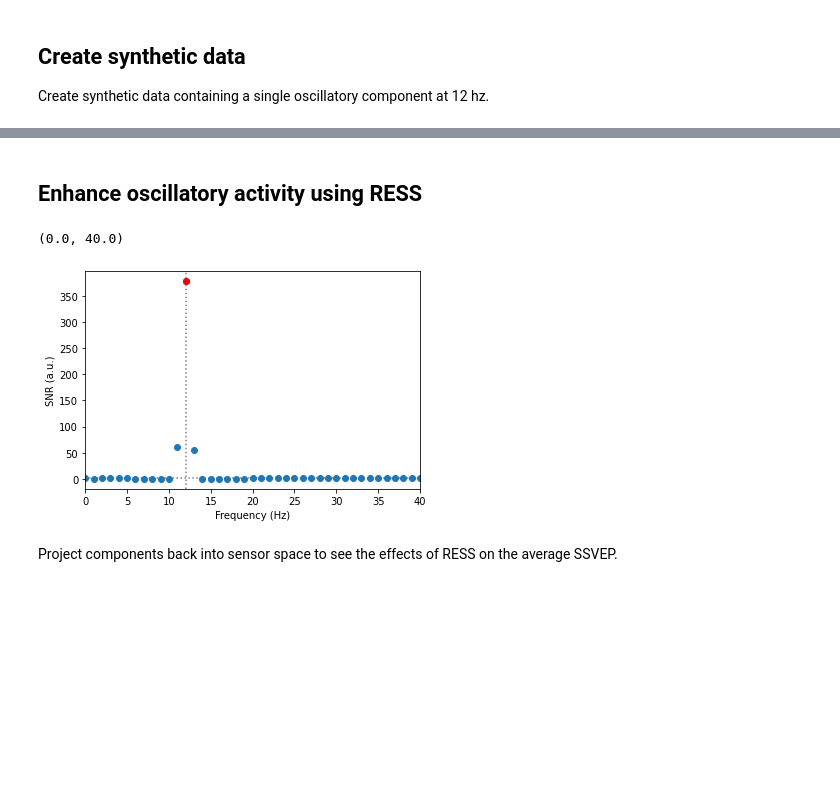
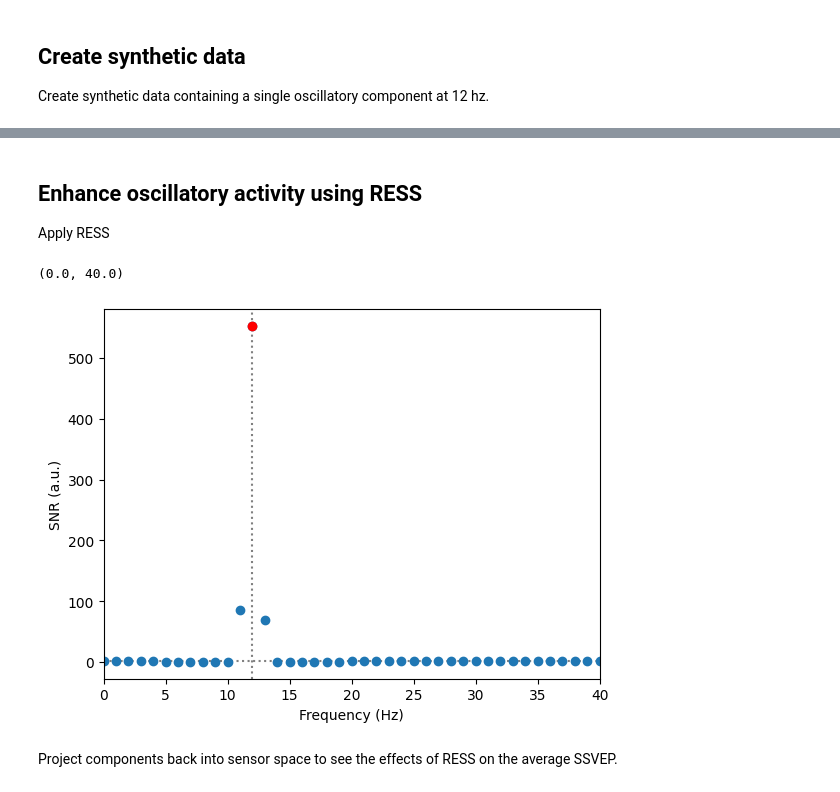
Before and after one commit to nbara/python-meegkit, a Jupyter notebook: examples/example_ress.ipynb, the cells around one changed output, grey strips where cells are left out. Drawn from its saved outputs; the diff is of its cells as text; code cells hidden in the pictures; blank space fills up the shorter version.

```diff
--- a/examples/example_ress.ipynb
+++ b/examples/example_ress.ipynb
@@ -13,12 +13,13 @@ Uses `meegkit.RESS()`.
 import matplotlib.pyplot as plt
 import numpy as np
 import scipy.signal as ss
+
 from meegkit import ress
-from meegkit.utils import fold, matmul3d, rms, snr_spectrum, unfold, gaussfilt
+from meegkit.utils import fold, matmul3d, snr_spectrum, unfold
 
 # import config
 
-np.random.seed(1)
+rng = np.random.default_rng(9)
 # %% [markdown]
 ## Create synthetic data
 Create synthetic data containing a single oscillatory component at 12 hz.
@@ -66,29 +66,29 @@ ax[2].legend()
 # %% [markdown]
 ## Enhance oscillatory activity using RESS
+Apply RESS
 # %%
-# Apply RESS
 r = ress.RESS(sfreq=sfreq, peak_freq=target, compute_unmixing=True)
 out = r.fit_transform(data)
 
 # Compute PSD
 nfft = 250
 df = sfreq / nfft  # frequency resolution
 bins, psd = ss.welch(np.squeeze(out), sfreq, window="hamming", nperseg=nfft,
-                     noverlap=125, axis=1)
-psd = psd.mean(axis=0, keepdims=True).T  # average over trials
+                     noverlap=125, axis=0)
+psd = psd.mean(axis=1, keepdims=True)  # average over trials
 snr = snr_spectrum(psd, bins, skipbins=2, n_avg=2)
 
 f, ax = plt.subplots(1)
-ax.plot(bins, snr, 'o', label='SNR')
-ax.plot(bins[bins == target], snr[bins == target], 'ro', label='Target SNR')
-ax.axhline(1, ls=':', c='grey', zorder=0)
-ax.axvline(target, ls=':', c='grey', zorder=0)
-ax.set_ylabel('SNR (a.u.)')
-ax.set_xlabel('Frequency (Hz)')
+ax.plot(bins, snr, "o", label="SNR")
+ax.plot(bins[bins == target], snr[bins == target], "ro", label="Target SNR")
+ax.axhline(1, ls=":", c="grey", zorder=0)
+ax.axvline(target, ls=":", c="grey", zorder=0)
+ax.set_ylabel("SNR (a.u.)")
+ax.set_xlabel("Frequency (Hz)")
 ax.set_xlim([0, 40])
 # %% [output]
 (0.0, 40.0)
-[figure, old version]
+[figure, new version]
 # %% [markdown]
 Project components back into sensor space to see the effects of RESS on the
 average SSVEP.
```
Also changed, not shown: parts of 2 cells of this notebook, 16 other files.
